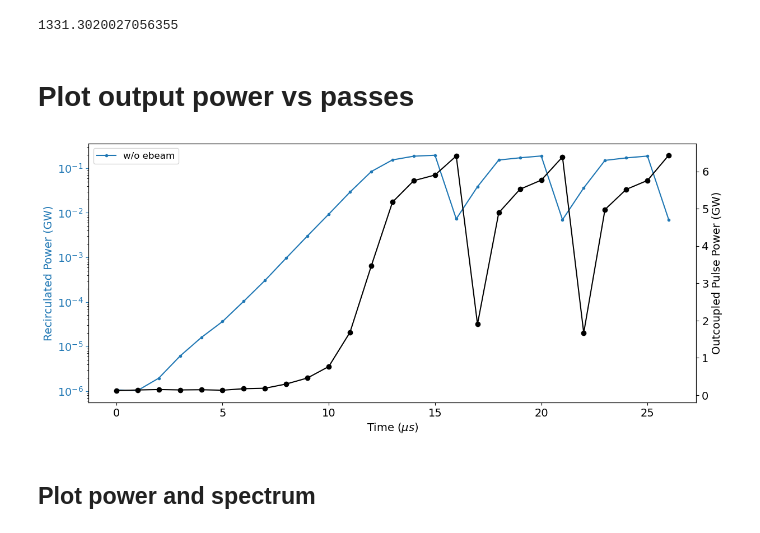
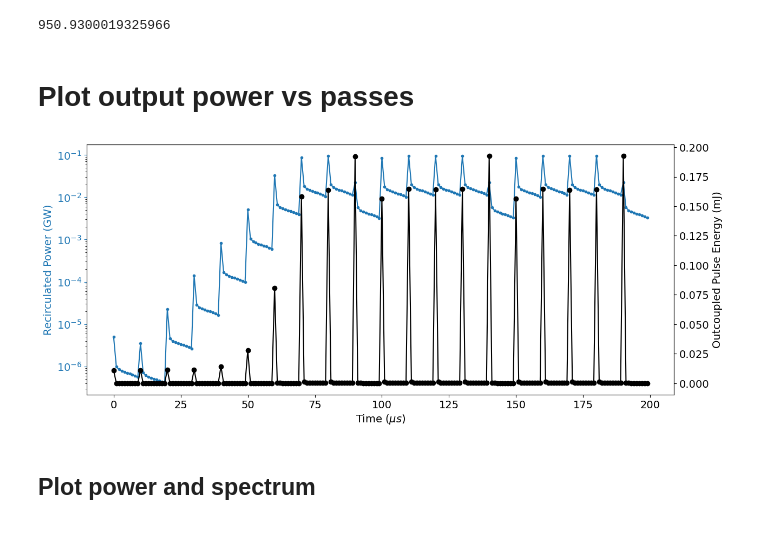
Before and after one commit to jy-tang/CBXFEL, a Jupyter notebook: process_output.ipynb, the cells around one changed output. Drawn from its saved outputs; the diff is of its cells as text; code cells hidden in the pictures.

```diff
--- a/process_output.ipynb
+++ b/process_output.ipynb
@@ -12,17 +12,17 @@ xlamds = 6.30524765e-11
 cspeed = 299792458
 zsep = 250
 dt = zsep*xlamds/cspeed
-pulselen = 70e-15
+pulselen = 50e-15
 pulselen/dt
 # %% [output]
-1331.3020027056355
+950.9300019325966
 # %% [markdown]
 # Plot output power vs passes
 # %%
-folder_name = 'data_20keV_taper2'
+folder_name = 'data_20keV_taper3_100kHz2'
 result = []
 extrac = []
-nRound = 27
+nRound =20
 
 for iteration in range(nRound):
     filename = 'n' + str(iteration) + '_recirc' + '.txt'
@@ -53,7 +53,7 @@ for iteration in range(nRound):
     for k in range(1,len(lines)):
         temp = lines[ k].split(' ')
         nround = int(temp[0])
-        power = float(temp[2])
+        power = float(temp[1])
         round_list.append(nround)
         power_list.append(power)
     power_list = [x for _, x in sorted(zip(round_list, power_list))]
@@ -64,25 +64,27 @@ out_power = extrac
 # %%
 fontsize = 14
 plt.figure(figsize = (14,6))
 x = np.arange(len(power))
 plt.plot(np.array(power),'.-', label = 'w/o ebeam')
+#plt.plot(x[::10], np.array(power)[::10], 'o', label = 'w/ ebeam')
+#plt.plot(x[90::50], np.array(power)[90::50], 'o', label = 'chirped ebeam')
 #plt.plot(x[::10], power[::10],'o', color = 'C2', label = 'w/ flat ebeam')
 #plt.plot(x[240::120], power[240::120],'o', color = 'C1', label = 'w/ chirped ebeam')
 #plt.plot([x[240],x[390],x[540], x[690], x[840], x[990]], [power[240], power[390], power[540], power[690], power[840], power[990]], 'o', label = 'w/ chirped ebeam')
-plt.legend(fontsize = fontsize -2, loc = 'upper left')
+#plt.legend(fontsize = fontsize -2, loc = 'upper left')
 plt.yscale('log')
 plt.xlabel('Time ($\mu s$)', fontsize =fontsize)
 plt.ylabel('Recirculated Power (GW)', color = 'C0', fontsize=fontsize)
 ax = plt.gca()
 ax.tick_params(axis='y', labelsize=fontsize, colors = 'C0')
 ax.tick_params(axis='x', labelsize=fontsize)
 ax2 = ax.twinx()
 
-ax2.plot(np.array(out_power), '-o',color = 'k')
-ax2.set_ylabel('Outcoupled Pulse Power (GW)', color = 'k', fontsize = fontsize)
+ax2.plot(np.array(out_power)/1e3, '-o',color = 'k')
+ax2.set_ylabel('Outcoupled Pulse Energy (mJ)', color = 'k', fontsize = fontsize)
 #ax2.set_yscale('log')
 ax2.tick_params(axis='y', labelsize=fontsize, colors = 'k')
 # %% [output]
-[figure, old version]
+[figure, new version]
 # %% [markdown]
 ## Plot power and spectrum
```
Also changed, not shown: parts of 12 cells of this notebook, 28 other files.
